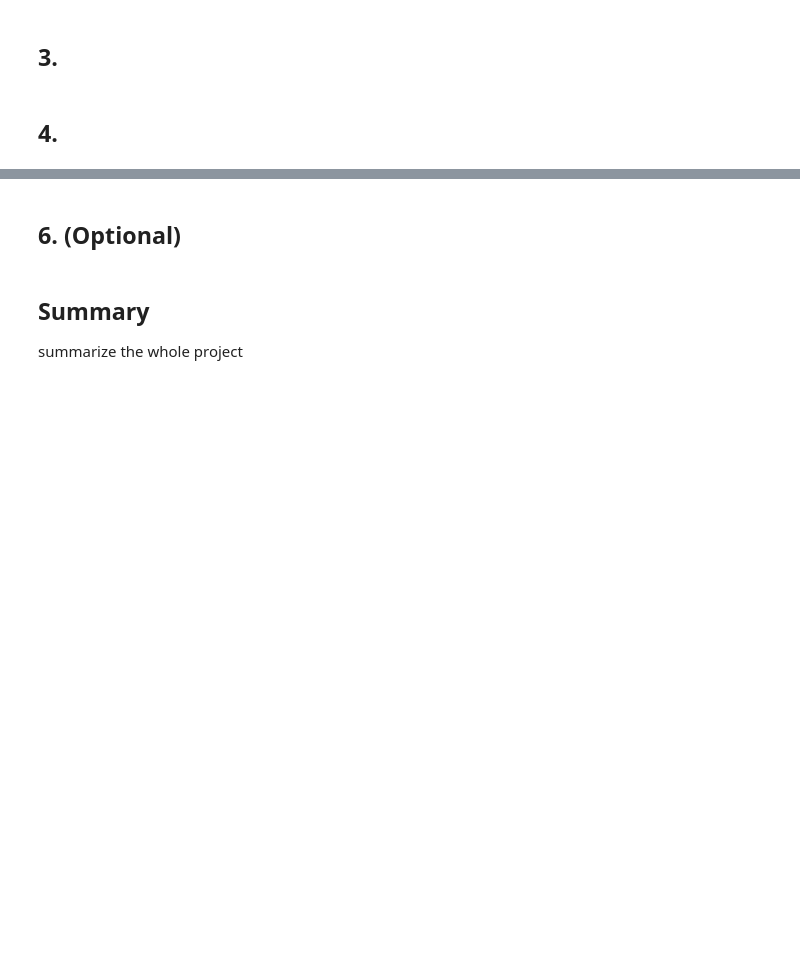
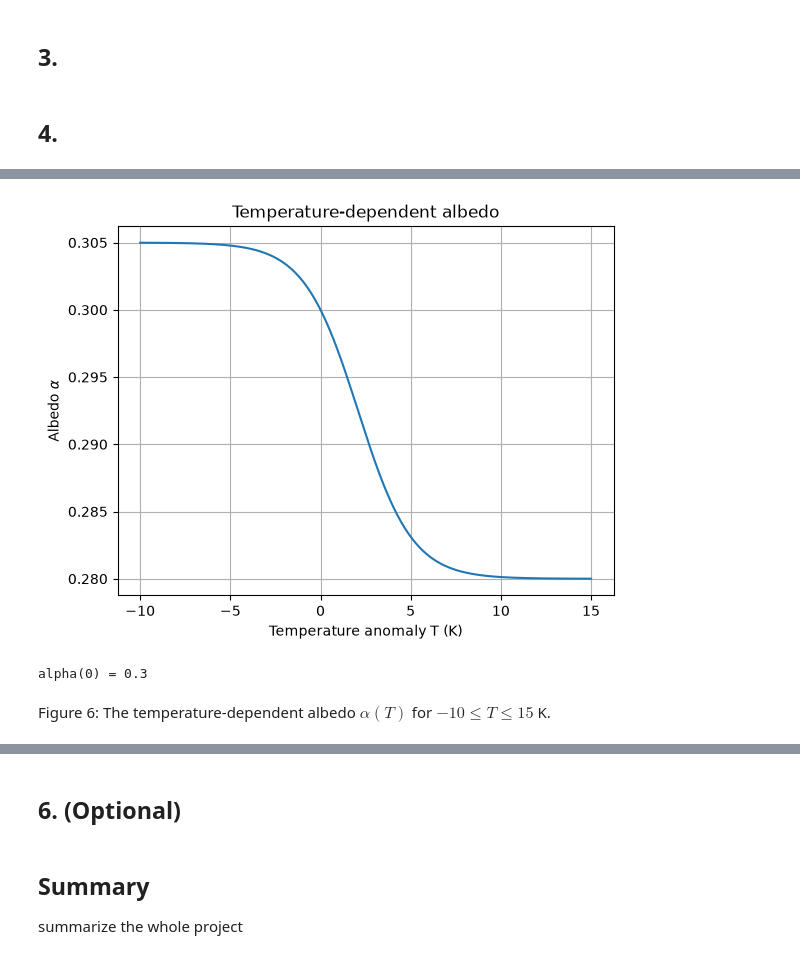
Before and after one commit to JoneVB/MOD300_Prosjekt1, a Jupyter notebook: project-2/project2.ipynb, the cells around one changed output, grey strips where cells are left out. Drawn from its saved outputs; the diff is of its cells as text; code cells hidden in the pictures; blank space fills up the shorter version.

```diff
--- a/project-2/project2.ipynb
+++ b/project-2/project2.ipynb
@@ -423,0 +550,28 @@ In this exercise we built our own ODE solver and checked that we can trust it. .
+# %%
+# A new model object with the albedo parameters from the project description added
+model_albedo = TwoBoxModel()
+model_albedo.S0 = 1361.0
+model_albedo.alpha_min = 0.28
+model_albedo.alpha_max = 0.305
+model_albedo.T_c = 2.08
+model_albedo.delta_T = 3.0
+
+
+def albedo(T, model):
+    return model.alpha_min + (model.alpha_max - model.alpha_min) / 2 * (1 - np.tanh((T - model.T_c) / model.delta_T))
+
+
+T_values = np.linspace(-10, 15, 500)
+plt.plot(T_values, albedo(T_values, model_albedo))
+plt.xlabel("Temperature anomaly T (K)")
+plt.ylabel(r"Albedo $\alpha$")
+plt.title("Temperature-dependent albedo")
+plt.grid()
+plt.show()
+
+print("alpha(0) =", round(albedo(0, model_albedo), 4))
+# %% [output]
+[figure, added]
+alpha(0) = 0.3
+# %% [markdown]
+Figure 6: The temperature-dependent albedo $\alpha(T)$ for $-10 \le T \le 15$ K.
```
Also changed, not shown: parts of 43 cells of this notebook, 4 other files.
